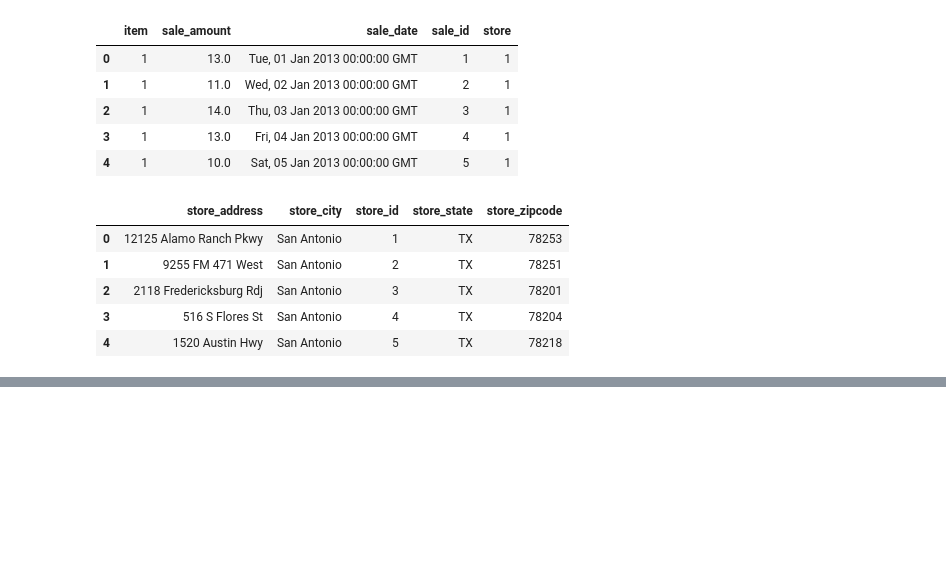
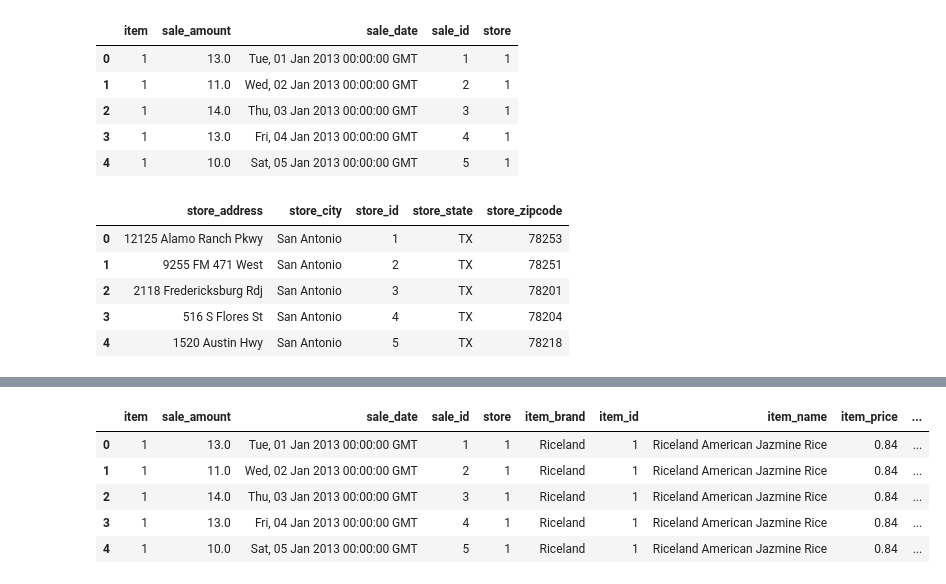
Before and after one commit to mijailmariano/time-series-exercises, a Jupyter notebook: acquire.ipynb, the cells around one changed output, grey strips where cells are left out. Drawn from its saved outputs; the diff is of its cells as text; code cells hidden in the pictures; blank space fills up the shorter version.

```diff
--- a/acquire.ipynb
+++ b/acquire.ipynb
@@ -443,7 +444,7 @@ url = 'https://python.zgulde.net/api/v1/sales'
 # empty container list to hold data while looping through sales pages
 sales = []
 
-for page in range(pages):
+for page in tqdm(range(pages)):
 
     # use the initial url to create the response object
     response = requests.get(url)
@@ -521,4 +531,13 @@ stores.head()
 # %%
 # notes (come back to this)
 
-stores.merge(sales, left_on = "store_id", right_on = "store")
+merged_sales = sales.merge(
+    items,
+    how = "left",
+    left_on = "item",
+    right_on = "item_id").merge(
+        stores,
+        how = "left",
+        left_on = "store",
+        right_on = "store_id"
+    )
@@ -538,0 +544,11 @@ stores.merge(sales, left_on = "store_id", right_on = "store")
+# %%
+# checking the dataframe
+
+merged_sales.head()
+# %% [output]
+|  | item | sale_amount | sale_date | sale_id | store | item_brand | item_id | item_name | item_price | ... |
+| 0 | 1 | 13.0 | Tue, 01 Jan 2013 00:00:00 GMT | 1 | 1 | Riceland | 1 | Riceland American Jazmine Rice | 0.84 | ... |
+| 1 | 1 | 11.0 | Wed, 02 Jan 2013 00:00:00 GMT | 2 | 1 | Riceland | 1 | Riceland American Jazmine Rice | 0.84 | ... |
+| 2 | 1 | 14.0 | Thu, 03 Jan 2013 00:00:00 GMT | 3 | 1 | Riceland | 1 | Riceland American Jazmine Rice | 0.84 | ... |
+| 3 | 1 | 13.0 | Fri, 04 Jan 2013 00:00:00 GMT | 4 | 1 | Riceland | 1 | Riceland American Jazmine Rice | 0.84 | ... |
+| 4 | 1 | 10.0 | Sat, 05 Jan 2013 00:00:00 GMT | 5 | 1 | Riceland | 1 | Riceland American Jazmine Rice | 0.84 | ... |
```
Also changed, not shown: parts of 19 cells of this notebook, 2 other files.
